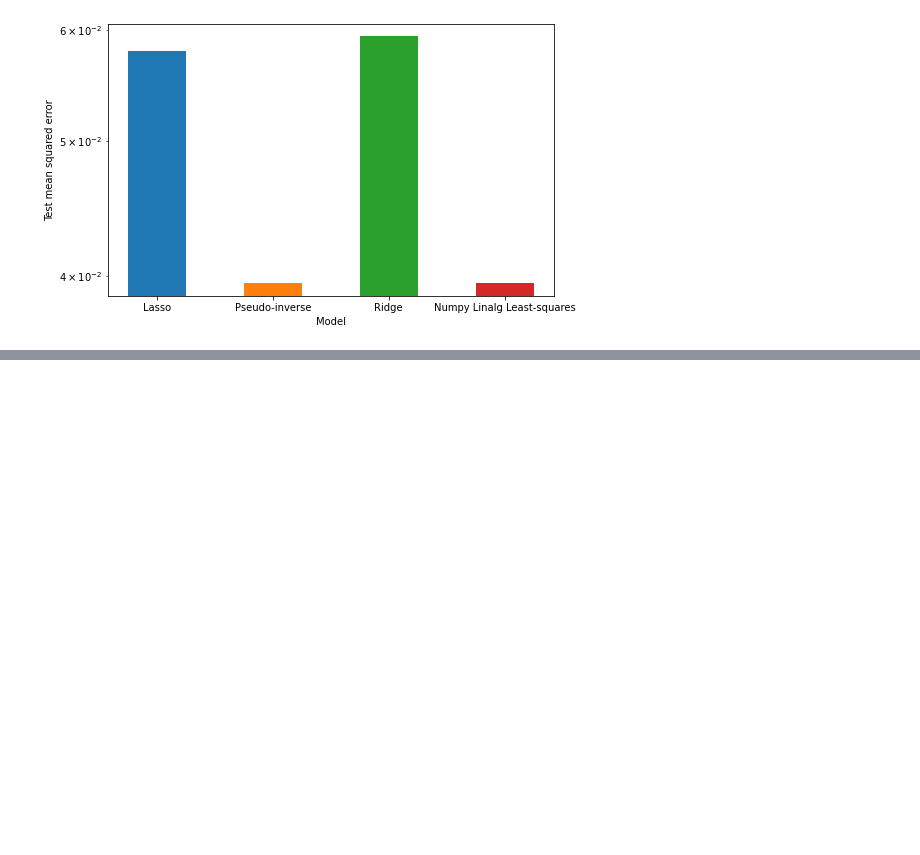
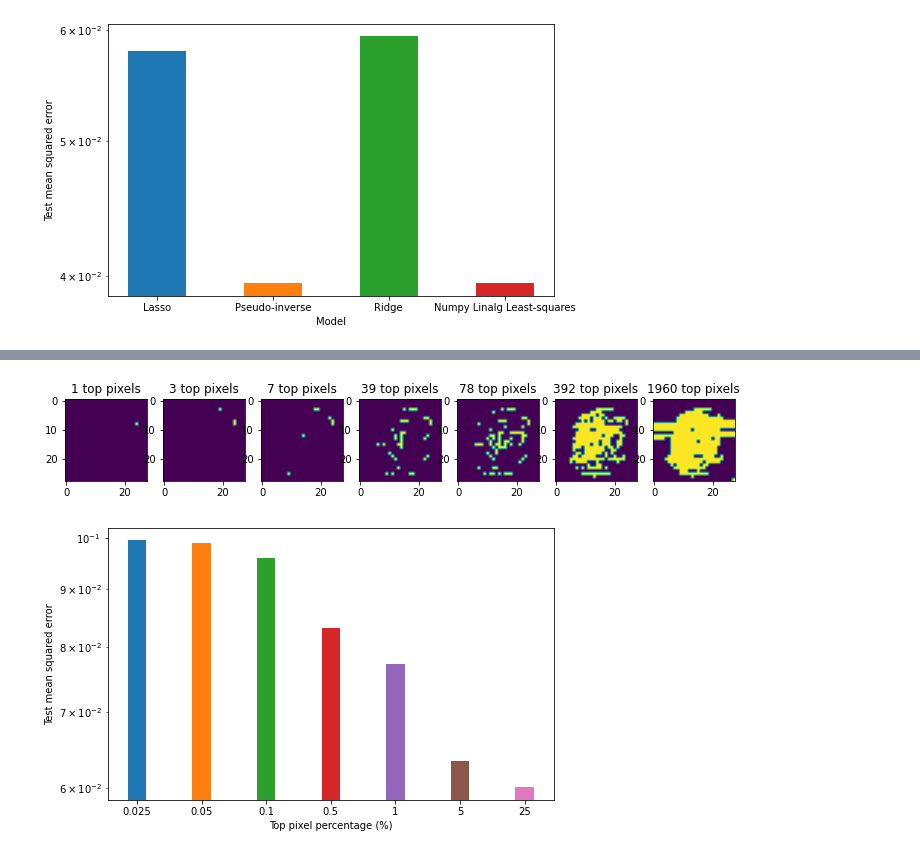
Before and after one commit to briardoty/amath584, a Jupyter notebook: hw6/briardoty_584_hw6.ipynb, the cells around one changed output, grey strips where cells are left out. Drawn from its saved outputs; the diff is of its cells as text; code cells hidden in the pictures; blank space fills up the shorter version.

```diff
--- a/hw6/briardoty_584_hw6.ipynb
+++ b/hw6/briardoty_584_hw6.ipynb
@@ -170,7 +180,7 @@ err_dict[model_name] = {
 Numpy Linalg Least-squares training error: 0.03910037240057711
 Numpy Linalg Least-squares test set error: 0.039518815962724954
 # %%
-def plot_model_error(err_dict, err_type="test"):
+def plot_model_error(err_dict, x_label="Model", err_type="test"):
 
     # fig
     fig, ax = plt.subplots(figsize=(8,5))
@@ -191,7 +201,7 @@ def plot_model_error(err_dict, err_type="test"):
         xpos += 0.5
 
     # plot info
-    ax.set_xlabel("Model")
+    ax.set_xlabel(x_label)
     ax.set_ylabel(f"{err_type.capitalize()} mean squared error")
     ax.set_xticks(ticks)
     ax.set_xticklabels(labels)
@@ -278,0 +313,33 @@ for pct in pct_arr:
+# %%
+# 3b - compare results
+"""
+Here we visualize the most important pixels across the whole dataset
+in pixel space. Their shape is interesting, we see they are clustered
+around the central area where digits are drawn, as expected. Interestingly,
+once we exceed the number of pixels identified via the original sparse
+model, the remaining pixels get tiled in from less important locations.
+
+We also visualize the mean squared error for the test dataset using
+different percentages of pixels by masking their coefficients in the
+model. The result is a decreasing error as we add pixels, as expected.
+"""
+
+# visualize pixel masks
+fig, axes = plt.subplots(nrows=1, ncols=len(mask_dict), figsize=(12,5))
+
+i = 0
+for pct in mask_dict.keys():
+
+    pixel_mask = mask_dict[pct]["pixel_mask"]
+    n = mask_dict[pct]["n"]
+
+    # display mask
+    axes[i].imshow(pixel_mask)
+    axes[i].set_title(f"{n} top pixels")
+    i += 1
+
+# compare error with different values
+plot_model_error(mask_dict, x_label="Top pixel percentage (%)")
+# %% [output]
+[figure, added]
+[figure, added]
```
Also changed, not shown: parts of 6 cells of this notebook.
